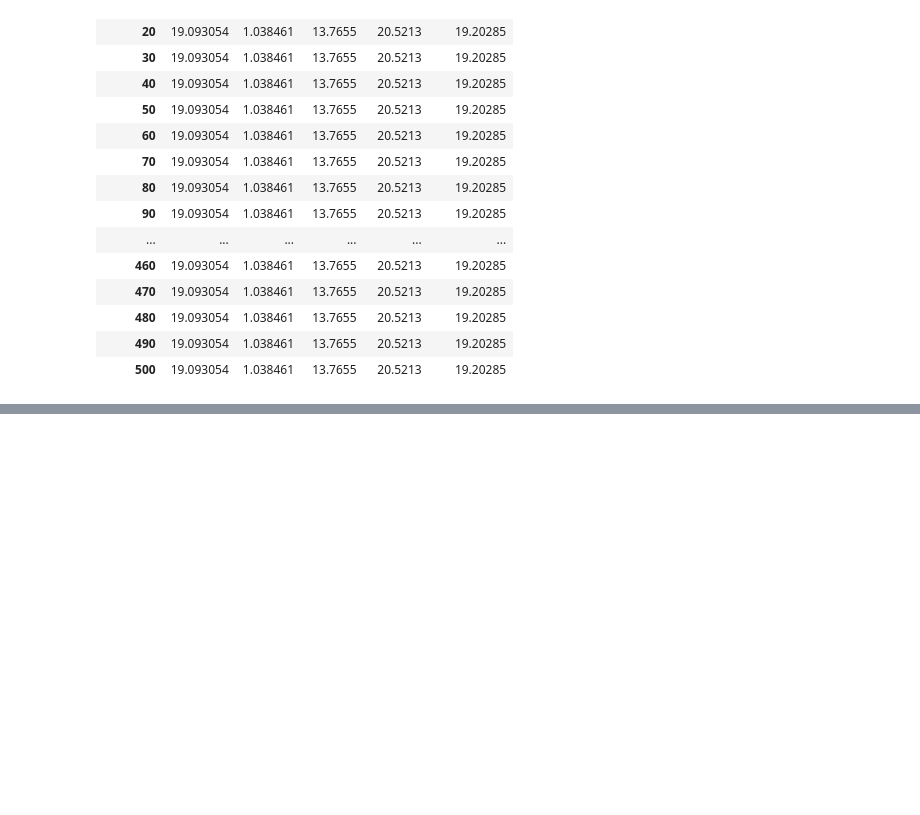
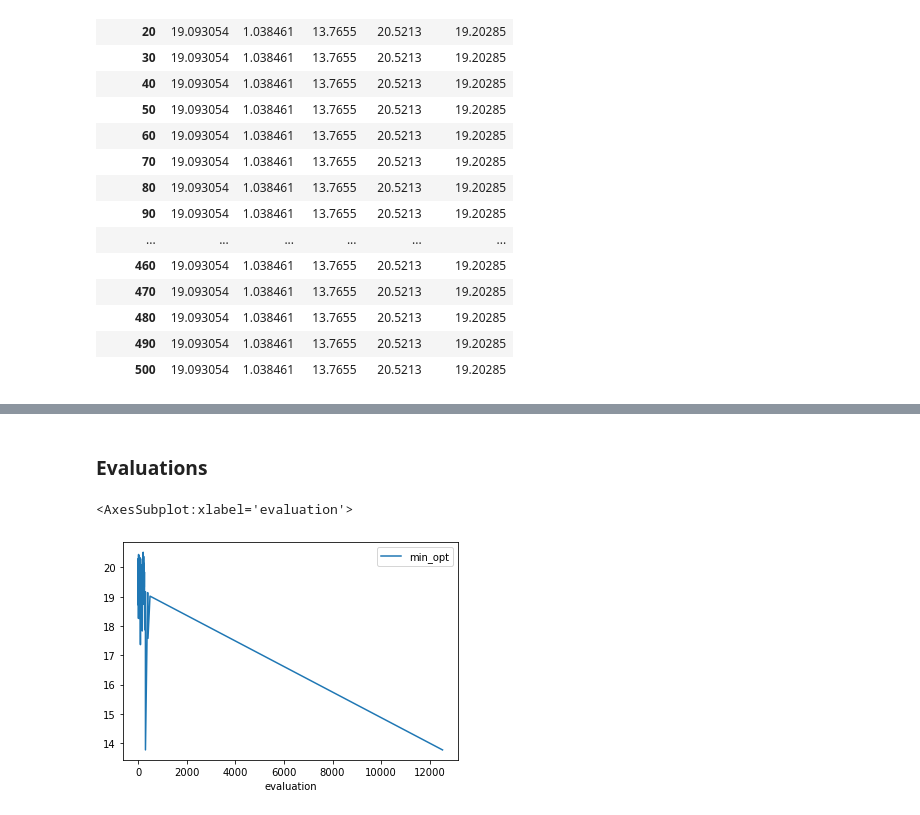
Before and after one commit to mahf-opt/mahf, a Jupyter notebook: evaluation/basicEval.ipynb, the cells around one changed output, grey strips where cells are left out. Cells and saved outputs as stored; diff of their text form; code cells hidden in the pictures; blank space fills up the shorter version.

```diff
--- a/evaluation/basicEval.ipynb
+++ b/evaluation/basicEval.ipynb
@@ -52,0 +74,6 @@ mean
+# %%
+evals = sorted(ackley_eval["evaluation"].unique())
+evals
+stats_eval = ackley_eval.groupby('evaluation')
+y = stats_eval['best_fx'].transform(lambda s: s.loc[s.first_valid_index()])
+y
@@ -52,0 +102,7 @@ mean
+# %% [markdown]
+### Evaluations
+# %%
+stats_eval.plot(y="min_opt")
+# %% [output]
+<AxesSubplot:xlabel='evaluation'>
+[figure, added]
```
Also changed, not shown: parts of 13 cells of this notebook.
